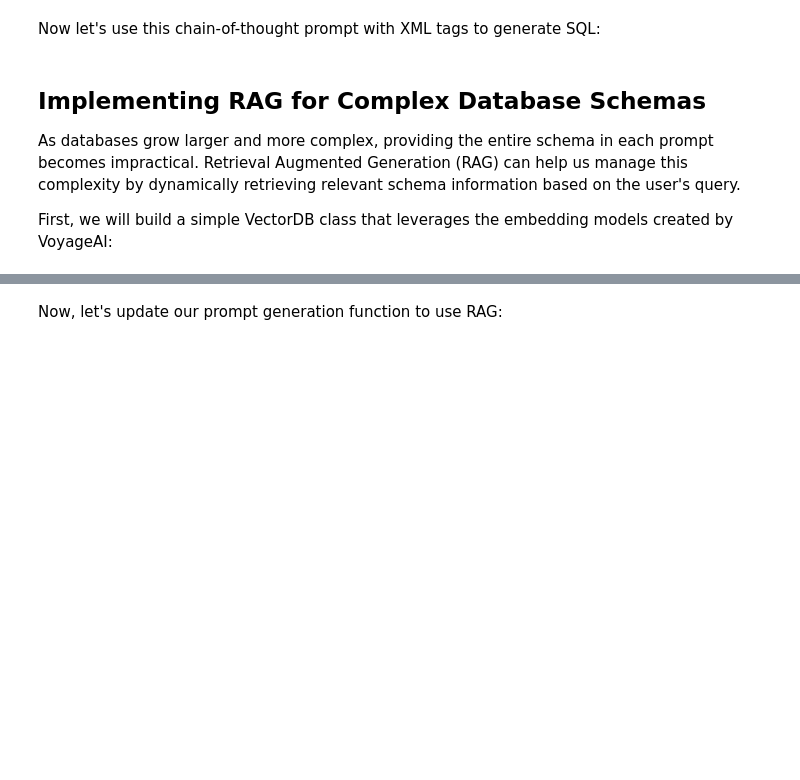
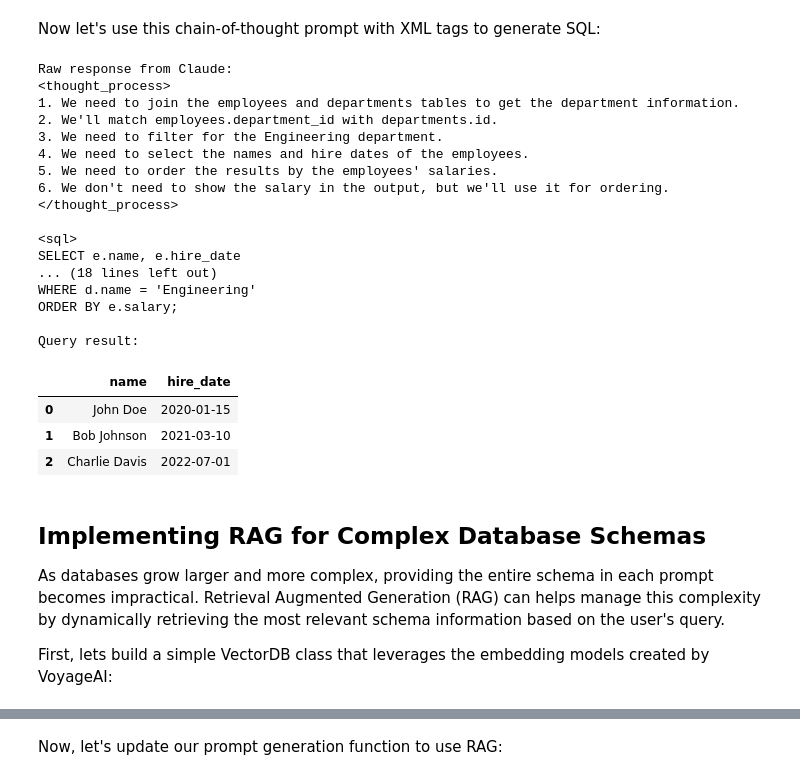
Before and after one commit to anthropics/anthropic-cookbook, a Jupyter notebook: skills/text_to_sql/guide.ipynb, the cells around one changed output, grey strips where cells are left out. Cells and saved outputs as stored; diff of their text form; code cells hidden in the pictures; blank space fills up the shorter version.

```diff
--- a/skills/text_to_sql/guide.ipynb
+++ b/skills/text_to_sql/guide.ipynb
@@ -170,6 +216,7 @@ def generate_sql(prompt):
     return response.content[0].text.strip()
 
 # Generate SQL
-sql = generate_sql(prompt)
+result = generate_sql(prompt)
+sql = result.split('<sql>')[1].split('</sql>')[0].strip()
 print("Generated SQL:")
 print(sql)
@@ -226,7 +285,7 @@ def generate_prompt_with_examples(schema, query):
         {query}
         </query>
 
-        Provide only the SQL query in your response, without preamble or any explanation.
+        Provide only the SQL query in your response, enclosed within <sql> tags.
     """
 
 # Test the new prompt
@@ -237,7 +314,8 @@ print(prompt)
 Now let's use this improved prompt to generate SQL:
 # %%
 # Generate SQL using the improved prompt
-sql = generate_sql(prompt)
+result = generate_sql(prompt)
+sql = result.split('<sql>')[1].split('</sql>')[0].strip()
 print("Generated SQL:")
 print(sql)
 
@@ -256,7 +344,7 @@ Chain-of-thought prompting encourages the model to break down complex problems i
 
 Let's modify our prompt to incorporate chain-of-thought reasoning using XML tags:
 # %%
-def generate_cot_prompt(schema, query):
+def generate_prompt_with_cot(schema, query):
     examples = """
     <example>
     <query>List all employees in the HR department.</query>
@@ -303,5 +391,5 @@ def generate_cot_prompt(schema, query):
 
 # Test the new prompt
 user_query = "What are the names and hire dates of employees in the Engineering department, ordered by their salary?"
-prompt = generate_cot_prompt(schema, user_query)
+prompt = generate_prompt_with_cot(schema, user_query)
 print(prompt)
@@ -308,43 +414,65 @@ print(prompt)
 # %% [markdown]
 Now let's use this chain-of-thought prompt with XML tags to generate SQL:
 # %%
-def generate_sql_with_explanation(prompt):
+def generate_sql_with_cot(prompt):
     response = client.messages.create(
         model=MODEL_NAME,
         max_tokens=1000,
         temperature=0,
         messages=[
             {"role": "user", "content": prompt}
         ]
     )
     return response.content[0].text.strip()
 
 # Generate SQL using the chain-of-thought prompt
-result = generate_sql_with_explanation(prompt)
+result = generate_sql_with_cot(prompt)
 print("Raw response from Claude:")
 print(result)
 
 # Extract thought process and SQL query using simple string manipulation
 # Note: For more robust parsing, consider using an XML parsing library
 thought_process = result.split('<thought_process>')[1].split('</thought_process>')[0].strip()
 sql = result.split('<sql>')[1].split('</sql>')[0].strip()
 
 print("\nThought Process:")
 print(thought_process)
 
 print("\nGenerated SQL:")
 print(sql)
 
 # Run the generated SQL
 query_result = run_sql(sql)
 print("\nQuery result:")
 display(query_result)
+# %% [output]
+Raw response from Claude:
+<thought_process>
+1. We need to join the employees and departments tables to get the department information.
+2. We'll match employees.department_id with departments.id.
+3. We need to filter for the Engineering department.
+4. We need to select the names and hire dates of the employees.
+5. We need to order the results by the employees' salaries.
+6. We don't need to show the salary in the output, but we'll use it for ordering.
+</thought_process>
+
+<sql>
+SELECT e.name, e.hire_date
+... (18 lines left out)
+WHERE d.name = 'Engineering'
+ORDER BY e.salary;
+
+Query result:
+|  | name | hire_date |
+| 0 | John Doe | 2020-01-15 |
+| 1 | Bob Johnson | 2021-03-10 |
+| 2 | Charlie Davis | 2022-07-01 |
 # %% [markdown]
 ## Implementing RAG for Complex Database Schemas
 
-As databases grow larger and more complex, providing the entire schema in each prompt becomes impractical. Retrieval Augmented Generation (RAG) can help us manage this complexity by dynamically retrieving relevant schema information based on the user's query.
+As databases grow larger and more complex, providing the entire schema in each prompt becomes impractical. Retrieval Augmented Generation (RAG) can helps manage this complexity by dynamically retrieving the most relevant schema information based on the user's query.
 
-First, we will build a simple VectorDB class that leverages the embedding models created by VoyageAI:
+First, lets build a simple VectorDB class that leverages the embedding models created by VoyageAI:
 # %%
 import os
 import numpy as np
```
Also changed, not shown: parts of 13 cells of this notebook, 4 other files.
